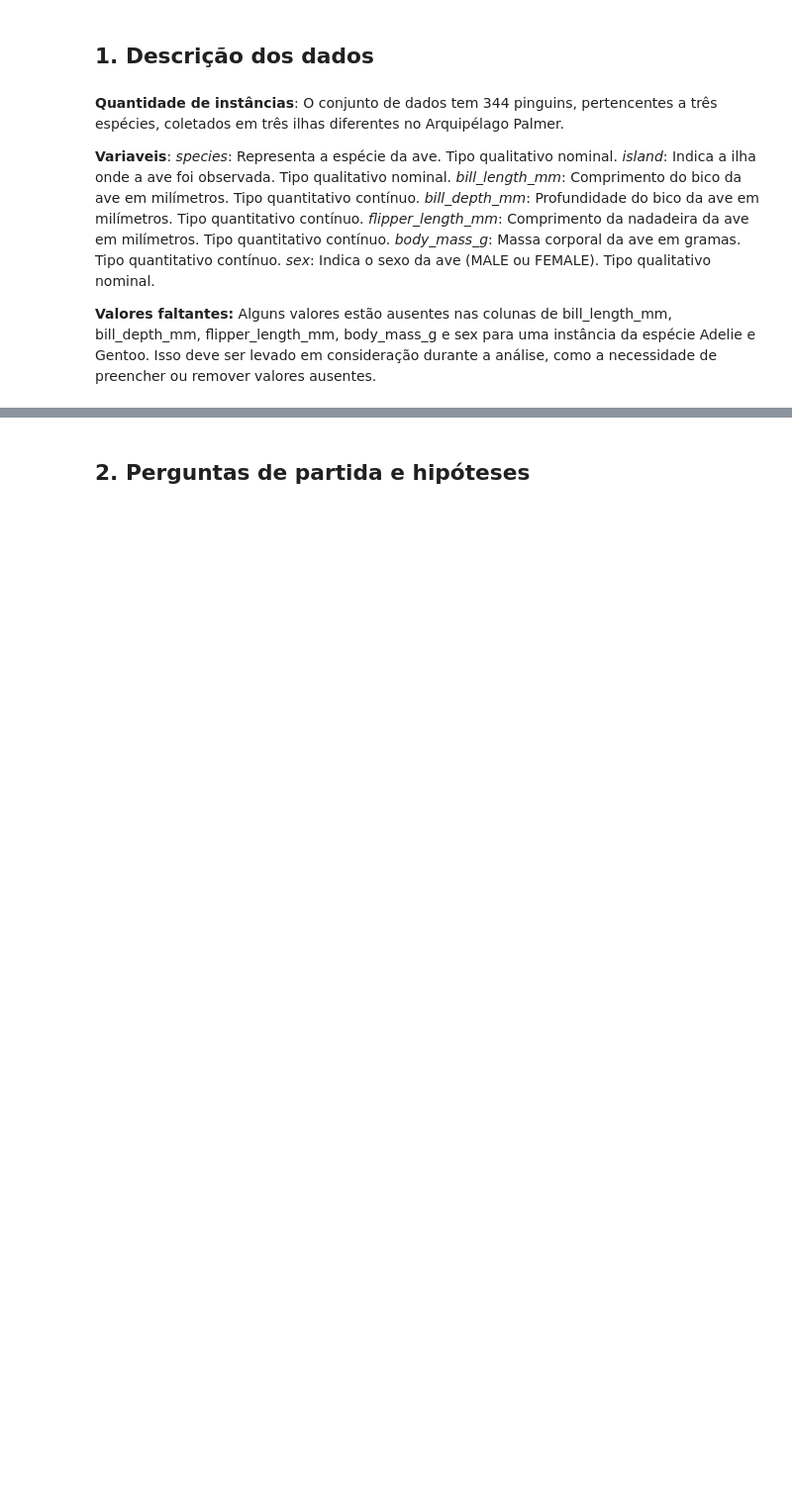
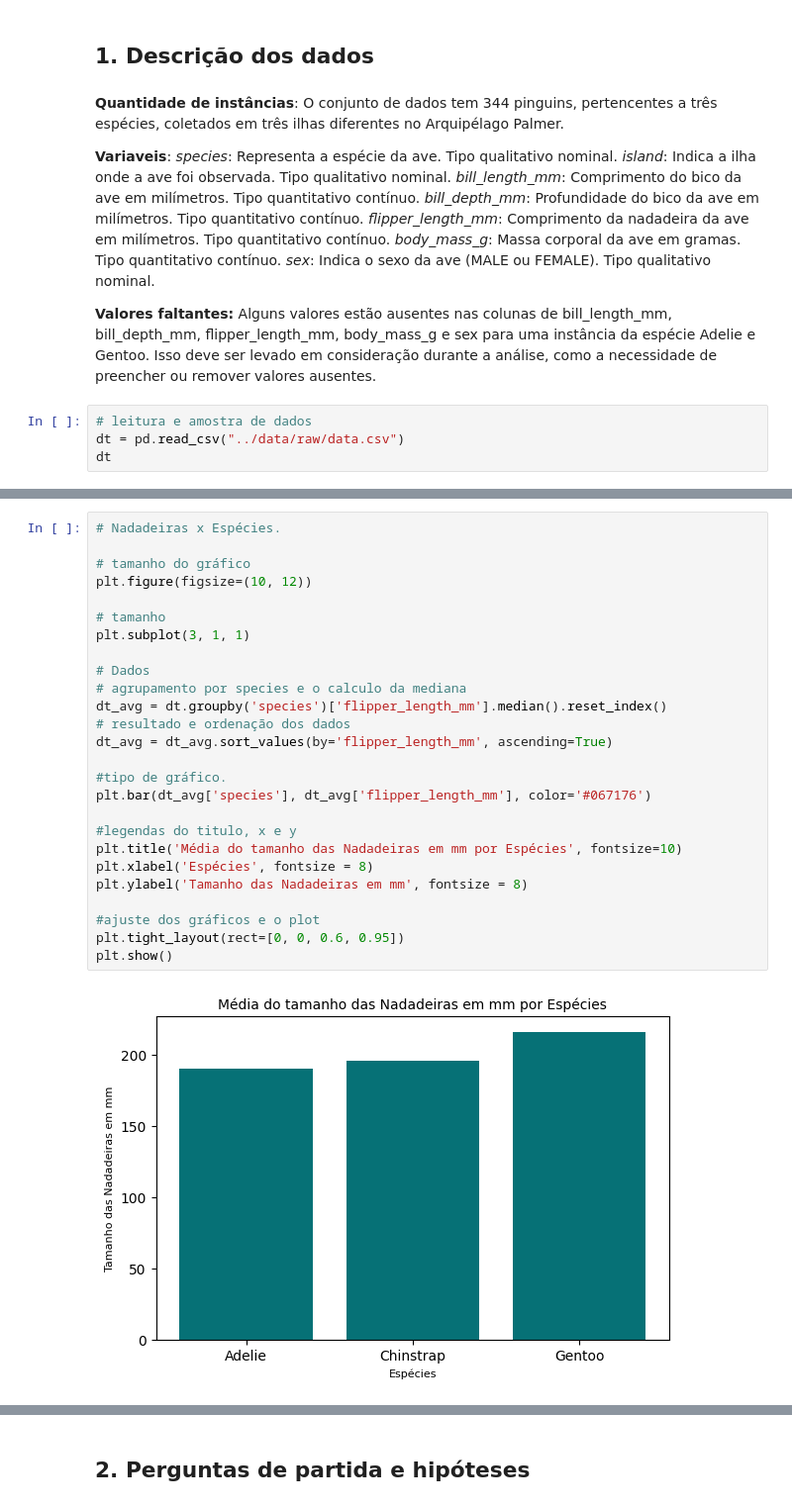
Before and after one commit to ninesousa/avanti-bootcamp-cdd, a Jupyter notebook: notebooks/01-exploratory_data_analysis.ipynb, the cells around one changed output, grey strips where cells are left out. Shown: that part at 99% size. Saved outputs shown, nothing was run; the diff lists cells and outputs as text; blank space fills up the shorter version.

Commit message:
feat:fix exploratory data

```diff
--- a/notebooks/01-exploratory_data_analysis.ipynb
+++ b/notebooks/01-exploratory_data_analysis.ipynb
@@ -18,3 +22,7 @@ import pandas as pd
 *sex*: Indica o sexo da ave (MALE ou FEMALE). Tipo qualitativo nominal.
 
 **Valores faltantes:** Alguns valores estão ausentes nas colunas de bill_length_mm, bill_depth_mm, flipper_length_mm, body_mass_g e sex para uma instância da espécie Adelie e Gentoo. Isso deve ser levado em consideração durante a análise, como a necessidade de preencher ou remover valores ausentes.
+# %%
+# leitura e amostra de dados
+dt = pd.read_csv("../data/raw/data.csv")
+dt
@@ -20,0 +56,28 @@ import pandas as pd
+# %%
+# Nadadeiras x Espécies.
+
+# tamanho do gráfico
+plt.figure(figsize=(10, 12))
+
+# tamanho
+plt.subplot(3, 1, 1)
+
+# Dados
+# agrupamento por species e o calculo da mediana
+dt_avg = dt.groupby('species')['flipper_length_mm'].median().reset_index()
+# resultado e ordenação dos dados
+dt_avg = dt_avg.sort_values(by='flipper_length_mm', ascending=True)
+
+#tipo de gráfico.
+plt.bar(dt_avg['species'], dt_avg['flipper_length_mm'], color='#067176')
+
+#legendas do titulo, x e y
+plt.title('Média do tamanho das Nadadeiras em mm por Espécies', fontsize=10)
+plt.xlabel('Espécies', fontsize = 8)
+plt.ylabel('Tamanho das Nadadeiras em mm', fontsize = 8)
+
+#ajuste dos gráficos e o plot
+plt.tight_layout(rect=[0, 0, 0.6, 0.95])
+plt.show()
+# %% [output]
+[figure, added]
```
Also changed, not shown: parts of 13 cells of this notebook, 2 other files.
